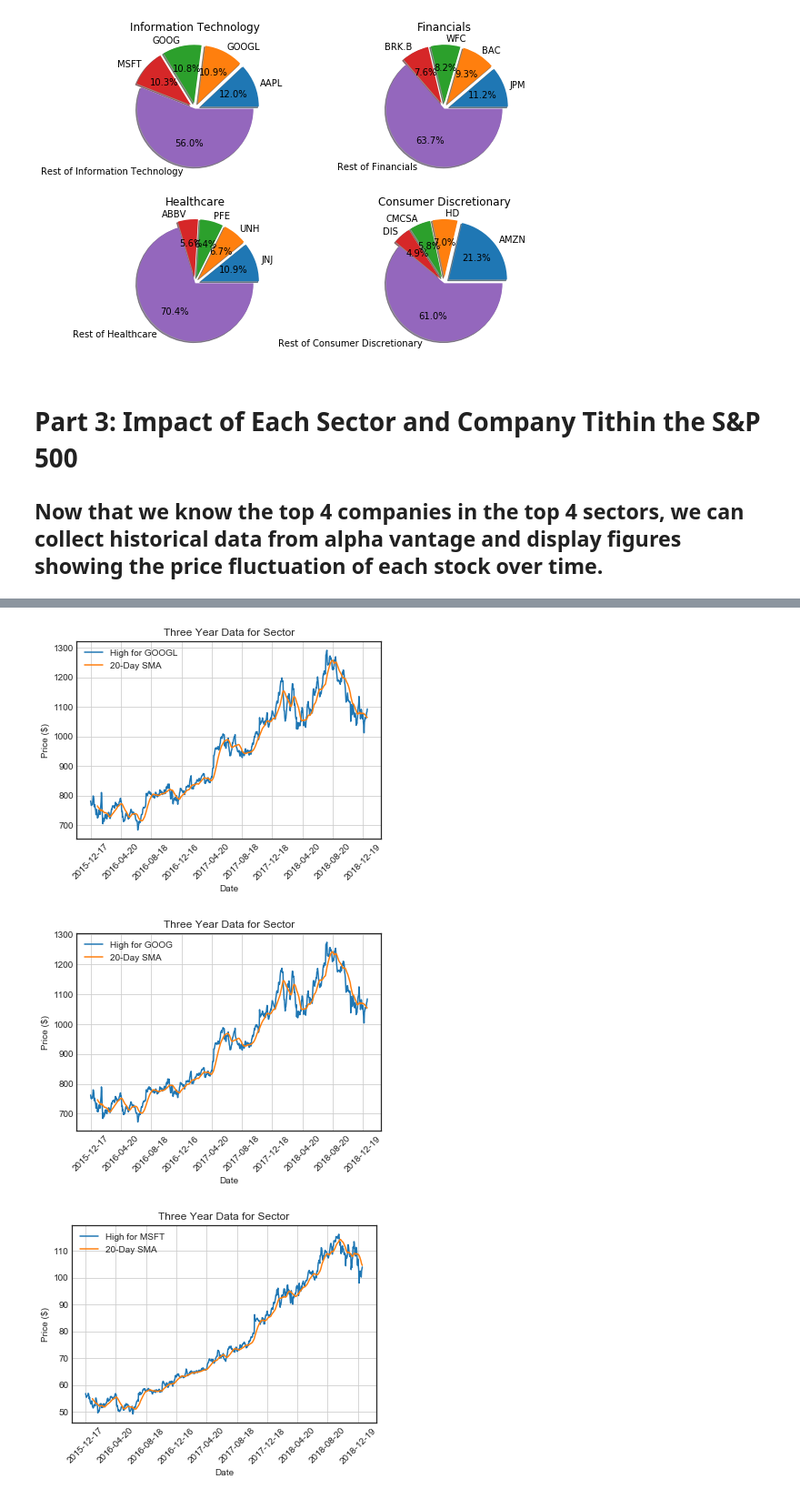
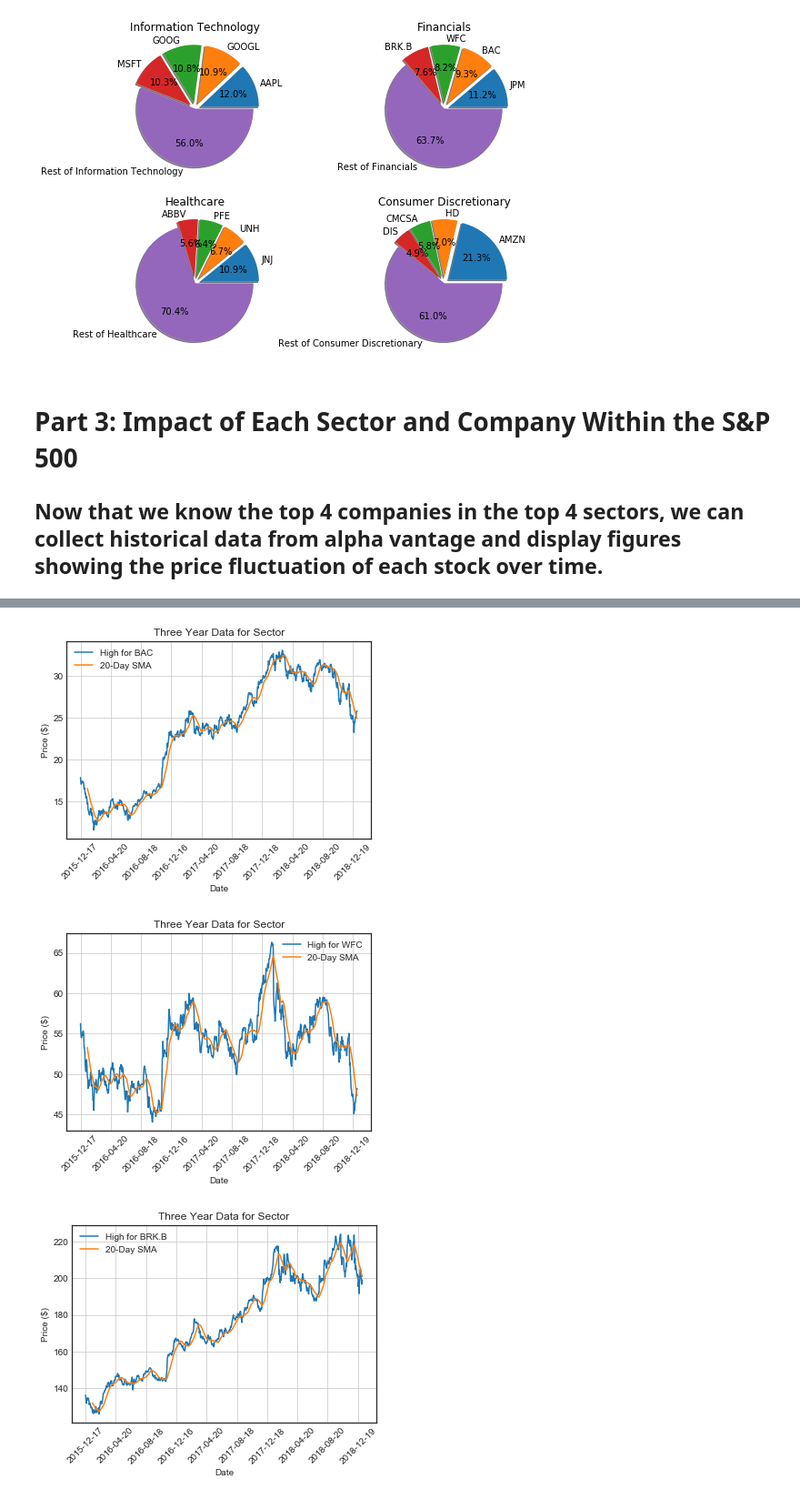
Before and after one commit to wissemeddine/data_wizards, a Jupyter notebook: Historical S and P 500 Stock Analysis.ipynb, the cells around one changed output, grey strips where cells are left out. Shown at 91% size. Saved outputs shown, nothing was run; the diff lists cells and outputs as text; code cells hidden in the pictures.

```diff
--- a/Historical S and P 500 Stock Analysis.ipynb
+++ b/Historical S and P 500 Stock Analysis.ipynb
@@ -198,7 +200,7 @@ plt.title("Consumer Discretionary")
 Text(0.5, 1.0, 'Consumer Discretionary')
 [figure]
 # %% [markdown]
-# Part 3: Impact of Each Sector and Company Tithin the S&P 500
+# Part 3: Impact of Each Sector and Company Within the S&P 500
 ## Now that we know the top 4 companies in the top 4 sectors, we can collect historical data from alpha vantage and display figures showing the price fluctuation of each stock over time.
 # %%
 # ALPHA VANTAGE API SCRAPING
@@ -212,30 +214,30 @@ outputsize = "full" # full or compact (100 latest vs all data)
 
 # control variables.  Needed due to API request limitations
 # indices of sector
-i = 0 # sector index control
+i = 1 # sector index control
 j = 0 # company index control
 
 # loop through symbols array in order to get json responses from alpha vantage
 json_responses = []
 for index in range(len(symbols)):
-        query = url_alpha_vantage + "query?" + "function=" + function + "&symbol=" + symbols[i][index] +"&outputsize=" + outputsize + "&apikey=" + av_key_list[0]
+        query = url_alpha_vantage + "query?" + "function=" + function +\
+        "&symbol="+ symbols[i][index] +"&outputsize=" + outputsize\
+        + "&apikey=" + av_key_list[0]
         url_response = requests.get(query).json()
         json_responses.append(url_response)
 # %%
 # Create Scatter plots showing price variation of stocks during a 3 year period
-# Will need to manually change the value of i in order to get stocks for
-# each company
+# Will need to manually change the value of i in order to get stocks for each company
 
 # initialize working data frame
 ts_df = pd.DataFrame({'A' : []})
 
 # Due to API request limitations, function definitions are provided bellow in order more easily produce plots
-# Returns cleaned historical data with
+# Returns cleaned historical data in the form of a data frame
 def manipulation (ts_df):
     # create a data frame from the json
-    # Then, we are accessing the Time Series (Daily) dict metadata (first out of five), then I am abbreviating it.
     timeseries_df = ts_df = pd.DataFrame.from_dict(json_responses[j]["Time Series (Daily)"])
-    # Rename the index to actually be accurate.
+    # rename the index to actually be accurate.
     ts_df.index.name = "Date"
     # only look at data from the past 3 years
     ts_df = ts_df.T.head(810)
@@ -244,35 +246,35 @@ def manipulation (ts_df):
     ts_df = ts_df.head(769)
     # Rename columns
     # create the dictionary to pass to the rename method.
-    re_col = {"1. open": "Open", "2. high": "High", "3. low": "Low","4. close": "Close", "5. volume": "Volume"}
+    re_col = {"1. open": "Open", "2. high": "High", "3. low": "Low",\
+              "4. close": "Close", "5. volume": "Volume"}
     ts_df = ts_df.rename(columns = re_col)
     return ts_df
 
-# calculate
+# calculate simple moving average to provide more rounded time series
 def SMA(ts_df):
     ts_df = manipulation(ts_df)
     ts_df["20 Day SMA"] = ts_df["High"].rolling(window=20).mean()
     return (ts_df)
 
 
-# RKY: See the note I made after print(symbols)
-#Remember i=0
-#j=1
+# Create Visualization
 def visualization (ts_df,i,j):
     colors = ["red","green","blue","orange"]
-    #ts_df = manipulation(ts_df)
     ts_df = SMA(ts_df)
-
+    # create data arrays
     index = list(ts_df.index)
-    vis_df = pd.DataFrame({f"High for {symbols[i][j]}":ts_df["High"],"20-Day SMA":ts_df["20 Day SMA"]}, index = index)
+    vis_df = pd.DataFrame({f"High for {symbols[i][j]}":ts_df["High"],\
+                           "20-Day SMA":ts_df["20 Day SMA"]}, index = index)
     vis_df = vis_df.astype(float)
-
+    # plot
     plt.style.use('seaborn-white')
-    vis_df.plot(grid=True,title=f'Three Year Data for Sector', xticks=([w*7*12 for w in range(10)]),rot=45)
+    vis_df.plot(grid=True,title=f'Three Year Data for Sector',
+                xticks=([w*7*12 for w in range(10)]),rot=45)
     plt.xlabel("Date")
     plt.ylabel("Price ($)")
 
-#
+# Create plots of each company based on sector parameter i
 while j < 4:
     visualization(ts_df,i,j)
     j+=1
@@ -281,6 +283,6 @@ while j < 4:
-[figure, old version]
+[figure, new version]
-[figure, old version]
+[figure, new version]
-[figure, old version]
+[figure, new version]
 # %%
 # should only be shown once at the end of notebook
 plt.show()
```
Also changed, not shown: parts of 4 cells of this notebook.
